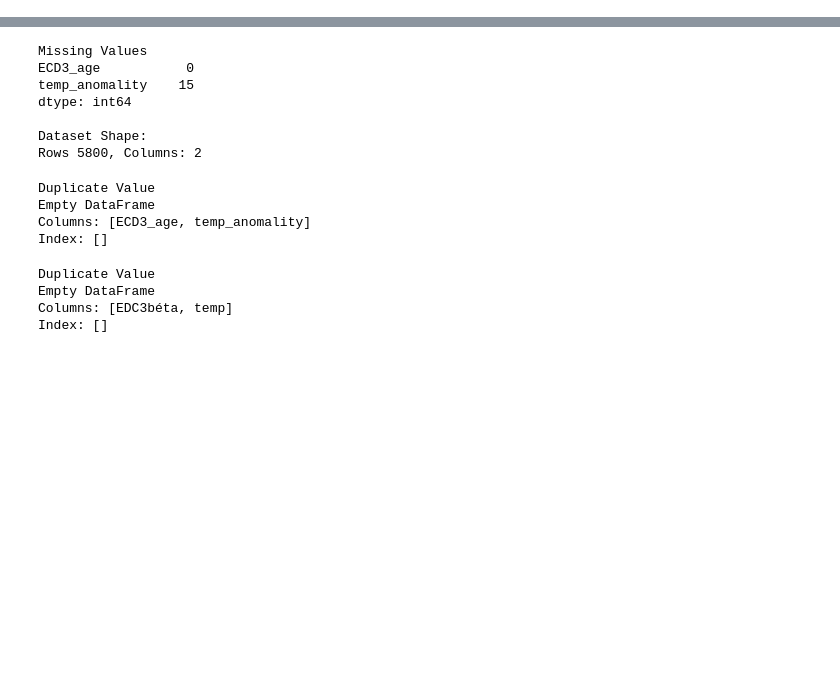
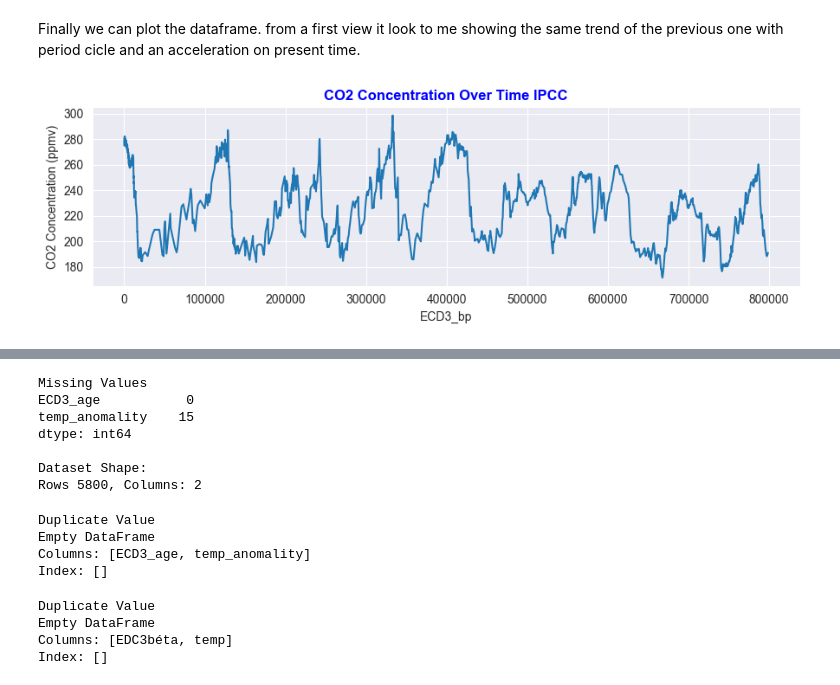
Before and after one commit to Cecilia8989/PfDA_Project2, a Jupyter notebook: pfda_project2.ipynb, the cells around one changed output, grey strips where cells are left out. Cells and saved outputs as stored; diff of their text form; code cells hidden in the pictures; blank space fills up the shorter version.

```diff
--- a/pfda_project2.ipynb
+++ b/pfda_project2.ipynb
@@ -327,0 +238,15 @@ plt.show()
+# %%
+# check for duplicate in the columns EDC3_bp
+duplicate_in_year = ipcc_df_co2.duplicated(['EDC3_bp'], keep=False)
+print("Duplicate Value")
+print(ipcc_df_co2[duplicate_in_year])
+
+# Group by 'Year' and 'EDC3_bp', then average 'CO2 (ppmv)' to eliminate duplicates
+# Note: Line 532 and 531 are duplicate and are combined here to avoid redundancy
+ipcc_df_co2 = (
+    ipcc_df_co2
+    .groupby(['Year', 'EDC3_bp'])['CO2 (ppmv)']
+    .mean()
+    .reset_index()
+    .sort_values(by='Year', ascending=False)
+)
@@ -327,0 +280,26 @@ plt.show()
+# %% [markdown]
+Finally we can plot the dataframe. from a first view it look to me showing the same trend of the previous one with period cicle and an acceleration on present time.
+# %%
+# Plotting CO2 concentration against ECD3_bp
+
+# Set the visual style
+sns.set_style("darkgrid")
+
+# Set the figure size
+plt.figure(figsize=(9, 3))
+
+# Create a line plot
+sns.lineplot(x='EDC3_bp', y='CO2 (ppmv)', data=ipcc_df_co2)
+
+# Add labels and title
+plt.xlabel('ECD3_bp')
+plt.ylabel('CO2 Concentration (ppmv)')
+plt.title('CO2 Concentration Over Time IPCC', fontweight='bold', color='blue')
+
+# Improve spacing for better aesthetics
+plt.tight_layout()
+
+# Display the plot
+plt.show()
+# %% [output]
+[figure, added]
```
Also changed, not shown: parts of 75 cells of this notebook, 4 other files.
